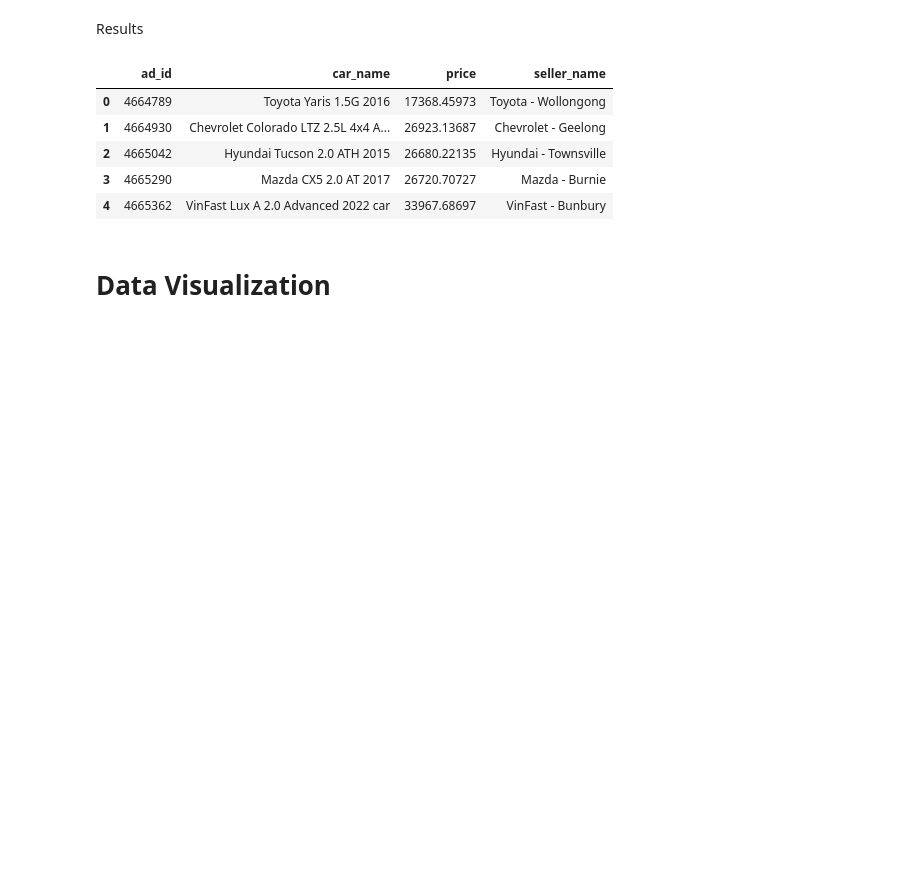
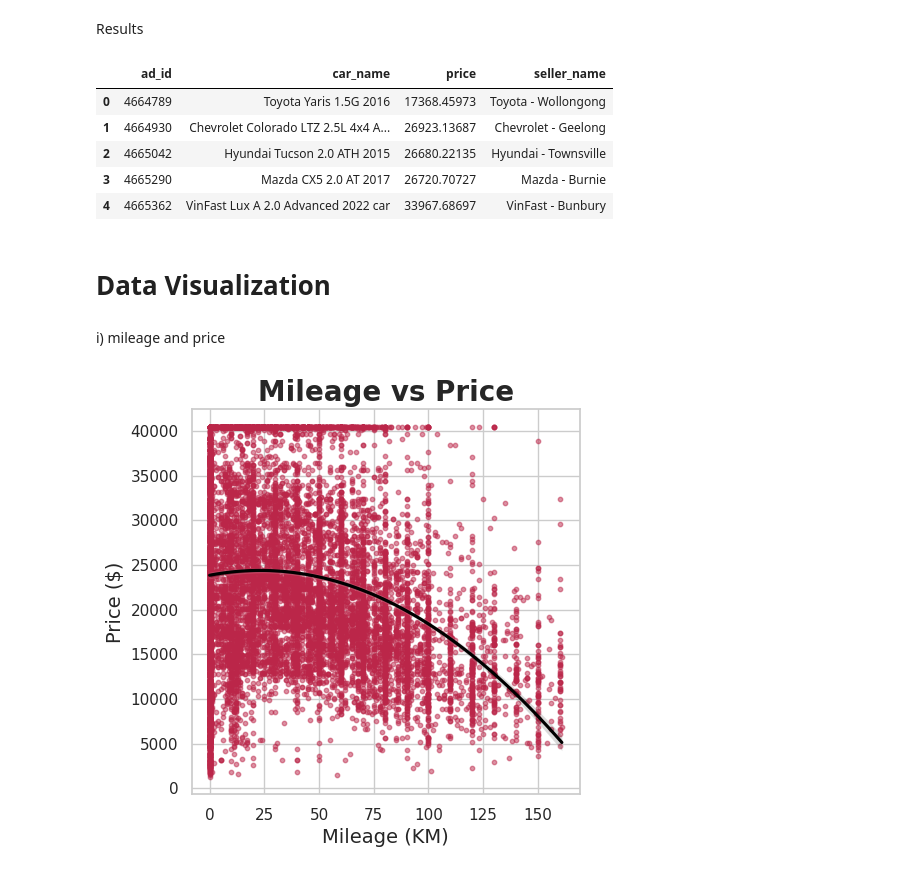
Before and after one commit to gvosper25/3009ICT-Assignmnet, a Jupyter notebook: 3009ICT_Assignment.ipynb, the cells around one changed output. Saved outputs shown, nothing was run; the diff lists cells and outputs as text; code cells hidden in the pictures; blank space fills up the shorter version.

```diff
--- a/3009ICT_Assignment.ipynb
+++ b/3009ICT_Assignment.ipynb
@@ -324,0 +323,24 @@ result.head()
+# %% [markdown]
+i) mileage and price
+# %%
+car_data['price (AUD)'] = pd.to_numeric(car_data['price (AUD)'],errors='coerce')
+# %%
+import seaborn as sns
+import matplotlib.pyplot as plt
+import numpy as np
+
+plt.figure(figsize=(5,5))
+
+car_data = car_data.dropna(subset=['price (AUD)'])
+car_data=car_data[car_data['price (AUD)']>1000]
+
+sns.regplot(data = car_data, x='mileage', y='price (AUD)', scatter_kws={'s':10, 'alpha':0.5, 'color':'#BB2649'}, order=2, line_kws={"color":"black"})
+
+
+plt.title("Mileage vs Price", fontsize=20, weight='bold')
+plt.xlabel ("Mileage (KM)", fontsize=14)
+plt.ylabel ("Price ($)", fontsize=14)
+
+plt.show()
+# %% [output]
+[figure, added]
```
Also changed, not shown: parts of 1 cell of this notebook.
